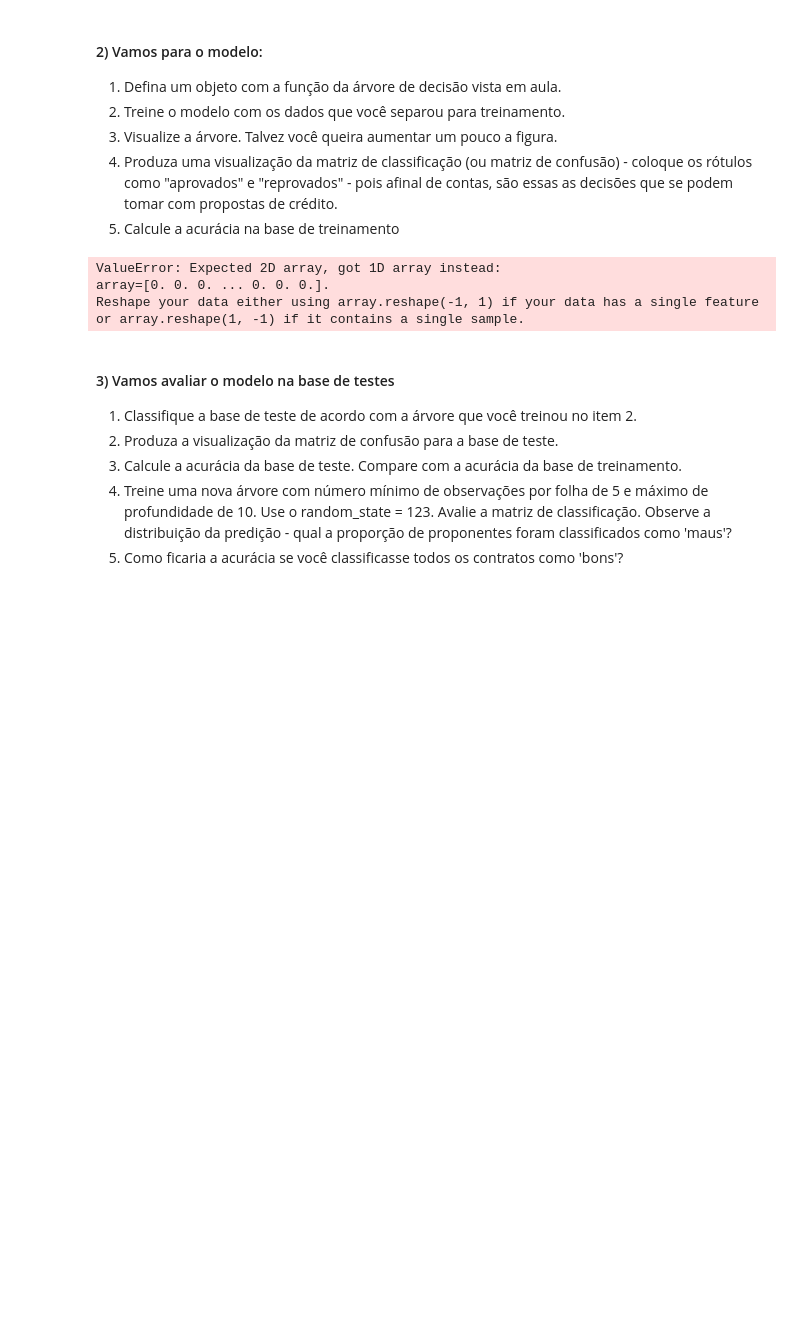
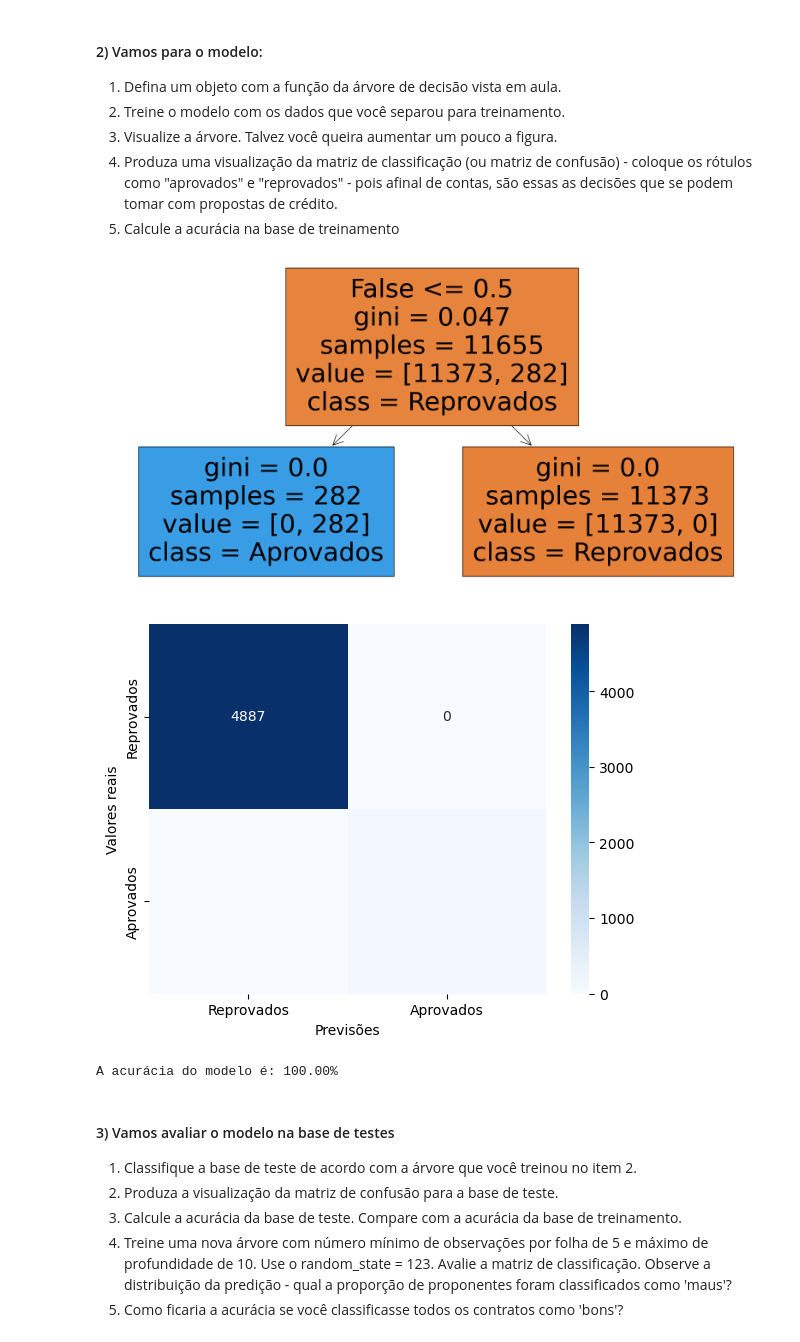
Before and after one commit to MacielGithub/Exercicios_EBAC, a Jupyter notebook: M7_E2.ipynb, the cells around one changed output. Saved outputs shown, nothing was run; the diff lists cells and outputs as text; code cells hidden in the pictures; blank space fills up the shorter version.

```diff
--- a/M7_E2.ipynb
+++ b/M7_E2.ipynb
@@ -38,10 +39,10 @@ Index(['Unnamed: 0', 'sexo_F', 'sexo_M', 'posse_de_veiculo_N',
        'tipo_residencia_With parents', 'mau_False', 'mau_True'],
       dtype='object')
 # %%
-x = dummies['mau_True']
-y = dummies.drop('mau_True', axis=1)
+X = dummies.drop('mau_True', axis=1)
+y = dummies['mau_True']
 
-X_train, X_val, y_train, y_val = train_test_split(x, y, test_size=0.3, random_state=42)
+X_train, X_val, y_train, y_val = train_test_split(X, y, test_size=0.3, random_state=42)
 # %% [markdown]
 #### 2) Vamos para o modelo:
 
@@ -50,13 +51,42 @@ X_train, X_val, y_train, y_val = train_test_split(x, y, test_size=0.3, random_st
 3. Visualize a árvore. Talvez você queira aumentar um pouco a figura.
 4. Produza uma visualização da matriz de classificação (ou matriz de confusão) - coloque os rótulos como "aprovados" e "reprovados" - pois afinal de contas, são essas as decisões que se podem tomar com propostas de crédito.
 5. Calcule a acurácia na base de treinamento
-# %%
-modelo = DecisionTreeClassifier(random_state=42)
-modelo.fit(X_train, y_train)
-# %% [output]
-ValueError: Expected 2D array, got 1D array instead:
-array=[0. 0. 0. ... 0. 0. 0.].
-Reshape your data either using array.reshape(-1, 1) if your data has a single feature or array.reshape(1, -1) if it contains a single sample.
+# %%
+# 1
+# Definir o objeto com a função
+modelo = DecisionTreeClassifier(random_state=42)
+
+# 2
+# Treinar o modelo
+modelo.fit(X_train, y_train)
+
+# 3
+# Plotagem da árvore
+plt.figure(figsize=(20,10))
+plot_tree(modelo, filled=True, feature_names=y, class_names=["Reprovados", "Aprovados"])
+plt.show()
+
+# 4
+# Previsões com os dados de validação
+previsoes = modelo.predict(X_val)
+
+# Matriz de confusão
+matriz_confusao = confusion_matrix(y_val, previsoes)
+
+# Rótulos
+sns.heatmap(matriz_confusao, annot=True, fmt='d', cmap='Blues', xticklabels=["Reprovados", "Aprovados"], yticklabels=["Reprovados", "Aprovados"])
+plt.xlabel('Previsões')
+plt.ylabel('Valores reais')
+plt.show()
+
+# 5
+# Acurácia
+acuracia = accuracy_score(y_val, previsoes)
+print(f"A acurácia do modelo é: {acuracia*100:.2f}%")
+# %% [output]
+[figure, added]
+[figure, added]
+A acurácia do modelo é: 100.00%
 # %% [markdown]
 #### 3) Vamos avaliar o modelo na base de testes
 
```
Also changed, not shown: parts of 6 cells of this notebook.
